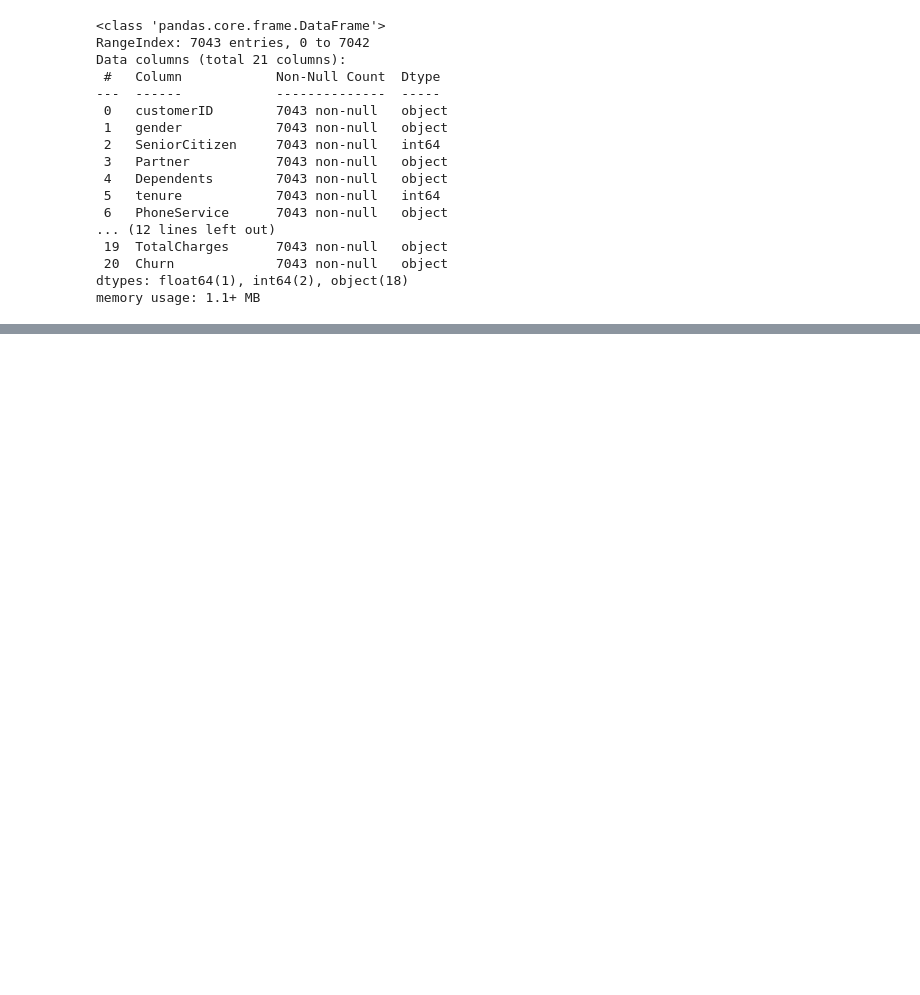
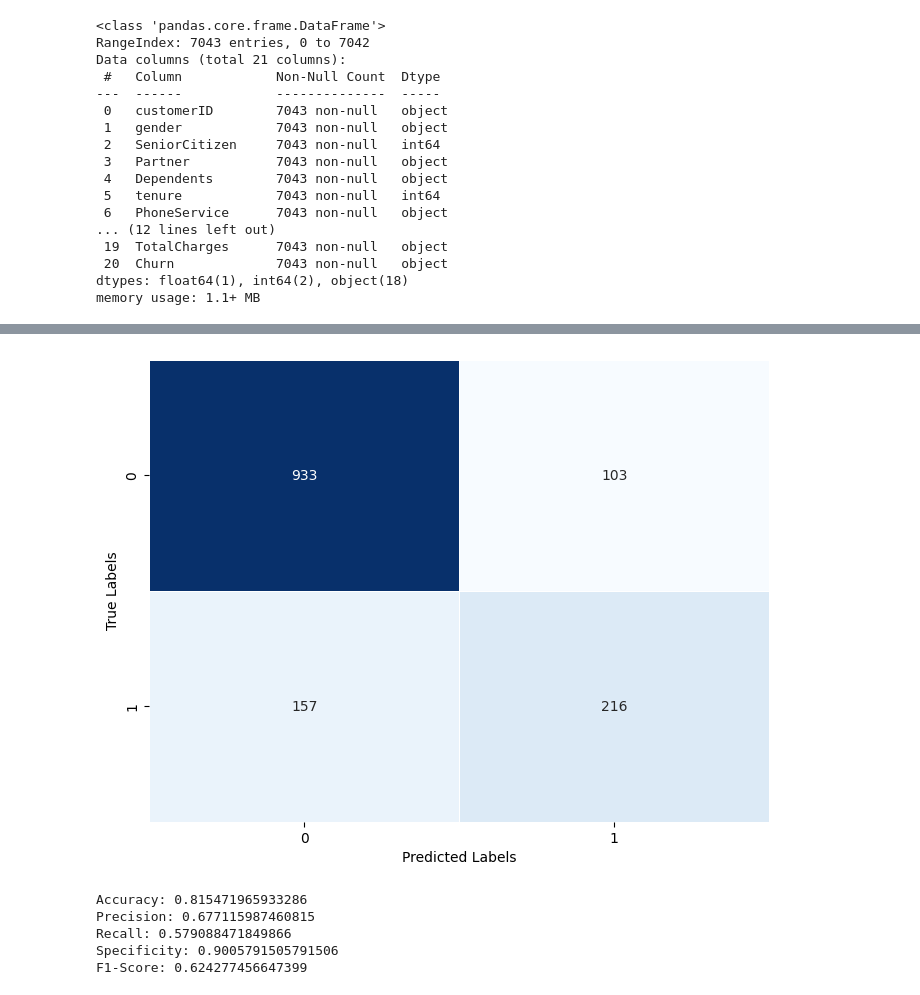
Before and after one commit to anushChrist/ML_LAB, a Jupyter notebook: 2348504_Lab_5.ipynb, the cells around one changed output, grey strips where cells are left out. Cells and saved outputs as stored; diff of their text form; code cells hidden in the pictures; blank space fills up the shorter version.

```diff
--- a/2348504_Lab_5.ipynb
+++ b/2348504_Lab_5.ipynb
@@ -37,0 +143,31 @@ memory usage: 1.1+ MB
+# %%
+y_pred = model.predict(X_test)
+# %%
+confusion = confusion_matrix(y_test, y_pred)
+
+plt.figure(figsize=(8, 6))
+sns.heatmap(confusion, annot=True, fmt="d", cmap="Blues", linewidths=.5, cbar=False)
+plt.xlabel('Predicted Labels')
+plt.ylabel('True Labels')
+plt.show()
+# %% [output]
+[figure, added]
+# %%
+accuracy = accuracy_score(y_test, y_pred)
+precision = precision_score(y_test, y_pred)
+recall = recall_score(y_test, y_pred)
+TN = confusion[0, 0]
+FP = confusion[0, 1]
+specificity = TN / (TN + FP)
+f1 = f1_score(y_test, y_pred)
+print("Accuracy:", accuracy)
+print("Precision:", precision)
+print("Recall:", recall)
+print("Specificity:", specificity)
+print("F1-Score:", f1)
+# %% [output]
+Accuracy: 0.815471965933286
+Precision: 0.677115987460815
+Recall: 0.579088471849866
+Specificity: 0.9005791505791506
+F1-Score: 0.624277456647399
```
Also changed, not shown: parts of 19 cells of this notebook.
